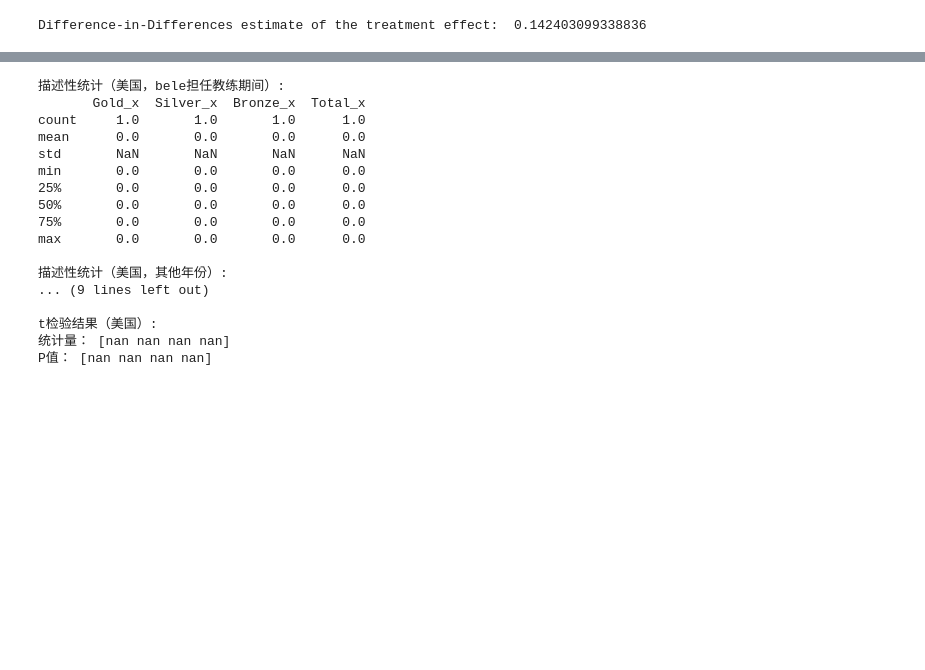
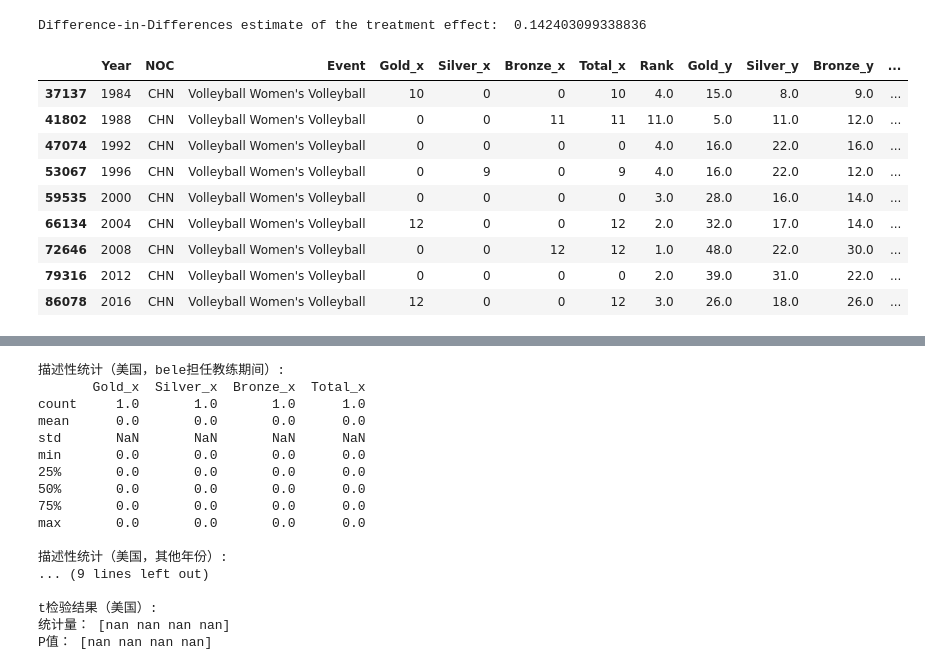
Before and after one commit to alanzhou001/mcm2025, a Jupyter notebook: notebook/prob2.ipynb, the cells around one changed output, grey strips where cells are left out. Drawn from its saved outputs; the diff is of its cells as text; code cells hidden in the pictures; blank space fills up the shorter version.

```diff
--- a/notebook/prob2.ipynb
+++ b/notebook/prob2.ipynb
@@ -495,3 +495,16 @@ did = diff_post.mean() - diff_pre.mean()
 print("Difference-in-Differences estimate of the treatment effect: ", did)
 # %% [output]
 Difference-in-Differences estimate of the treatment effect:  0.142403099338836
+# %%
+chn_df
+# %% [output]
+|  | Year | NOC | Event | Gold_x | Silver_x | Bronze_x | Total_x | Rank | Gold_y | Silver_y | Bronze_y | ... |
+| 37137 | 1984 | CHN | Volleyball Women's Volleyball | 10 | 0 | 0 | 10 | 4.0 | 15.0 | 8.0 | 9.0 | ... |
+| 41802 | 1988 | CHN | Volleyball Women's Volleyball | 0 | 0 | 11 | 11 | 11.0 | 5.0 | 11.0 | 12.0 | ... |
+| 47074 | 1992 | CHN | Volleyball Women's Volleyball | 0 | 0 | 0 | 0 | 4.0 | 16.0 | 22.0 | 16.0 | ... |
+| 53067 | 1996 | CHN | Volleyball Women's Volleyball | 0 | 9 | 0 | 9 | 4.0 | 16.0 | 22.0 | 12.0 | ... |
+| 59535 | 2000 | CHN | Volleyball Women's Volleyball | 0 | 0 | 0 | 0 | 3.0 | 28.0 | 16.0 | 14.0 | ... |
+| 66134 | 2004 | CHN | Volleyball Women's Volleyball | 12 | 0 | 0 | 12 | 2.0 | 32.0 | 17.0 | 14.0 | ... |
+| 72646 | 2008 | CHN | Volleyball Women's Volleyball | 0 | 0 | 12 | 12 | 1.0 | 48.0 | 22.0 | 30.0 | ... |
+| 79316 | 2012 | CHN | Volleyball Women's Volleyball | 0 | 0 | 0 | 0 | 2.0 | 39.0 | 31.0 | 22.0 | ... |
+| 86078 | 2016 | CHN | Volleyball Women's Volleyball | 12 | 0 | 0 | 12 | 3.0 | 26.0 | 18.0 | 26.0 | ... |
```
Also changed, not shown: parts of 1 cell of this notebook, 23 other files.
